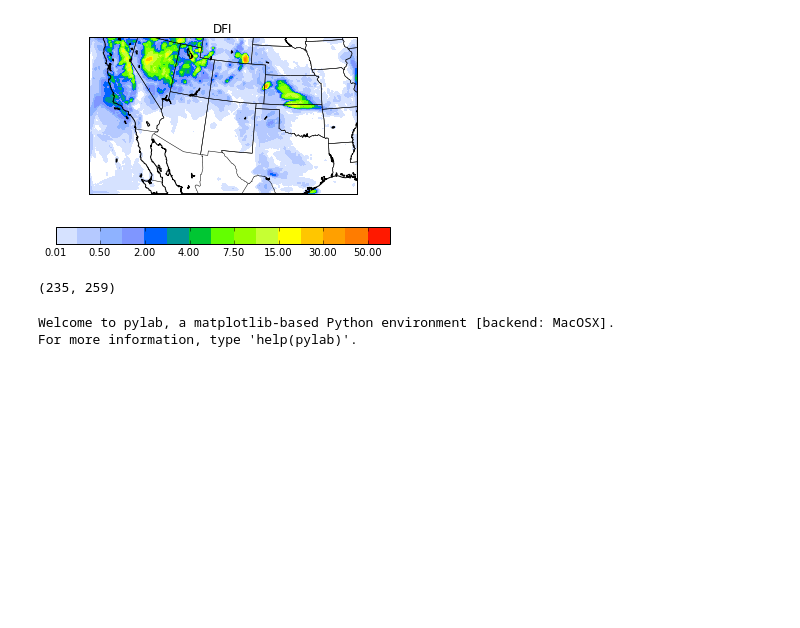
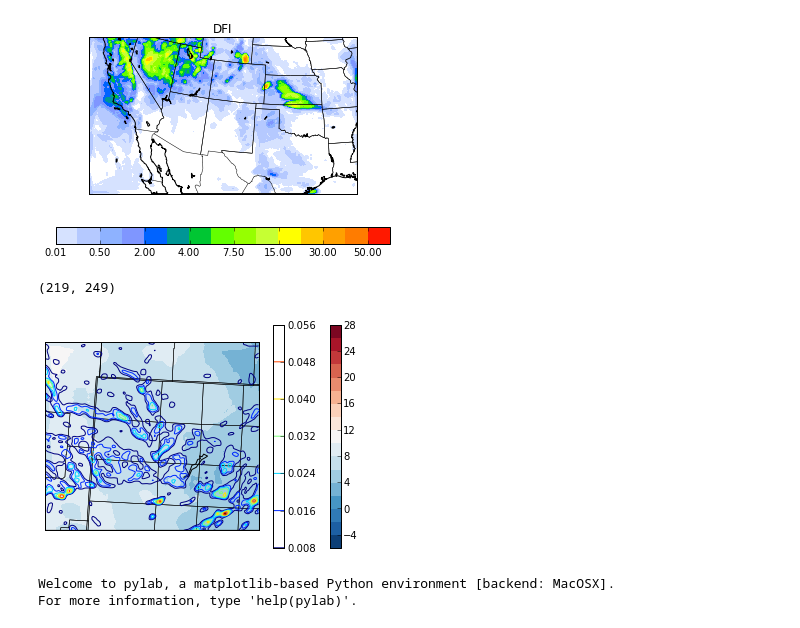
Before and after one commit to aereinha/notebooks, a Jupyter notebook: Untitled0.ipynb, the cells around one changed output. Cells and saved outputs as stored; diff of their text form; code cells hidden in the pictures; blank space fills up the shorter version.

```diff
--- a/Untitled0.ipynb
+++ b/Untitled0.ipynb
@@ -311,50 +311,55 @@ savefig('precipdfi.pdf',dpi=300)
 [figure]
 [figure]
 # %%
-a = nc.Dataset("/Volumes/External/aereinha/lajunta1kmMY/200906112106/Prior_Diag.nc","r")
+c = nc.Dataset("/Volumes/External/aereinha/bluefirecrash/Posterior_Diag.nc","r")
+a = nc.Dataset("/Volumes/External/aereinha/bluefirecrash/Prior_Diag.nc","r")
 b = nc.Dataset("/Volumes/External/aereinha/lajunta1kmMY/200906112100/precip/wrf_precip_d01_2009-06-11_21:02:00_1","r")
 dbz = b.variables['REFL_10CM'][0,:,:,:]
-xlat = a.variables['XLAT_d01'][:]
-xlong = a.variables['XLONG_d01'][:]
-U = a.variables['U_d01'][0,0,0,:,:]
-V = a.variables['V_d01'][0,0,0,:,:]
+xlat = c.variables['XLAT_d01'][:]
+xlong = c.variables['XLONG_d01'][:]
+U = c.variables['U_d01'][0,0,0,:,:]
+V = c.variables['V_d01'][0,0,0,:,:]
 
-qgraupel = a.variables['QGRAUP_d01'][0,0,:,:,:]
+qgraupel = c.variables['QGRAUP_d01'][0,0,:,:,:]
 print(xlat.shape)
-T = a.variables['T_d01'][0,0,0,:,:]#-b.variables['W_d01'][0,0,20,:,:]
+T = c.variables['T_d01'][0,0,0,:,:]#-b.variables['W_d01'][0,0,20,:,:]
 dbz = b.variables['REFL_10CM'][0,0,:,:]
 #shape = xlat.shape
-xdim = len(a.variables['XLAT_d01'][0,:])
-ydim = len(a.variables['XLONG_d01'][:,0])
+xdim = len(c.variables['XLAT_d01'][0,:])
+ydim = len(c.variables['XLONG_d01'][:,0])
 # %% [output]
-(235, 259)
+(219, 249)
 # %%
 ymin=0
-ymax=234
+ymax=218
 xmin=0
-xmax=258
+xmax=248
 shapefilelocation="/Volumes/Raid5/aereinha/shapefiles"
 m=Basemap(resolution='i',projection='lcc',llcrnrlon=xlong[ymin,xmin],llcrnrlat=xlat[ymin,xmin],urcrnrlon=xlong[ymax,xmax],urcrnrlat=xlat[ymax,xmax],lat_1=a.variables['TRUELAT1'][:],lat_2=a.variables['TRUELAT2'][:],lat_0=a.variables['CEN_LAT'][:],lon_0=a.variables['STAND_LON'][:])
 m.drawcoastlines()
 m.drawstates()
 m.drawcountries()
 m.readshapefile(shapefilelocation+'/UScounties/UScounties', name='UScounties')
 qrain = a.variables['QRAIN_d01'][0,0,:,:,:]
 x,y = m(xlong[ymin:ymax,xmin:xmax],xlat[ymin:ymax,xmin:xmax])
 maxqg = np.max(qgraupel[0:18,:,:],axis=0)
 maxqr = np.max(qrain[:,:,:],axis=0)
 levs = np.arange(-6.,30.,2)
 #cs = m.barbs(x,y,Ub[::5,1::5]*1.94384,Vb[1::5,::5]*1.94384,barbcolor='green')
 #cs=m.contourf(x,y,refmeandfi21,levels=[0.01,0.1,0.5,1.,2.,3.,4.,5.,7.5,10.,15.,20.,30.,40.,50.,np.max(refmeandfi0)],colors=pcp_cmap)
 #c = nc.Dataset("/Volumes/External/aereinha/dumasmeso1/outputnodfi3hr/2010051818/precip/wrf_precip_d01_2010-05-18_21:00:00_8","r")
 cs = m.contourf(x,y,T[ymin:ymax,xmin:xmax],levels=levs,cmap=get_cmap('RdBu_r'))#,levels=np.arange(-15.,60.,5.),cmap=ct.Carbone42)#,levels=levs)
 plt.colorbar()
 #cs = m.contour(x,y,maxqr[ymin:ymax,xmin:xmax])#,levels=np.arange(-15.,60.,5.),cmap=ct.Carbone42)#,levels=levs)
-cs = m.contour(x,y,np.max(a.variables['W_d01'][0,0,:,ymin:ymax,xmin:xmax],axis=0))
+cs = m.contour(x,y,np.max(c.variables['W_d01'][0,0,:,ymin:ymax,xmin:xmax],axis=0))#,levels=np.arange(0.,60.,10.))
+plt.colorbar()
+
 #U = a.variables['U_d01'][0,0,0,ymin:ymax,xmin:xmax]
 #V = a.variables['V_d01'][0,0,0,ymin:ymax,xmin:xmax]
 #cs = m.quiver(x[::3],y[::3],U[::3,::3],V[::3,::3],pivot='mid',units='inches')
 
 #plt.savefig("TwQr0noclear.png",dpi=300)
 plt.show()
+# %% [output]
+[figure, added]
 # %%
```
Also changed, not shown: parts of 2 cells of this notebook, 2 other files.
